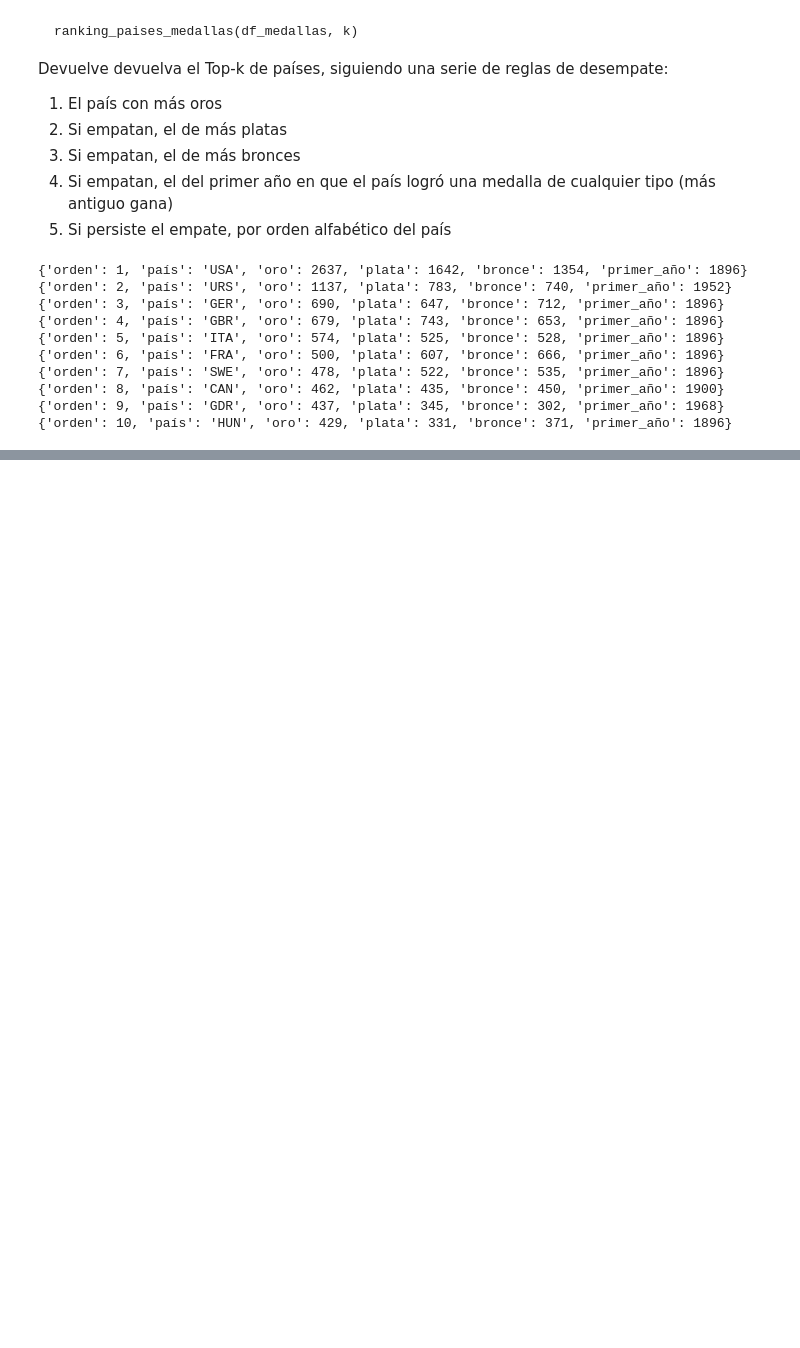
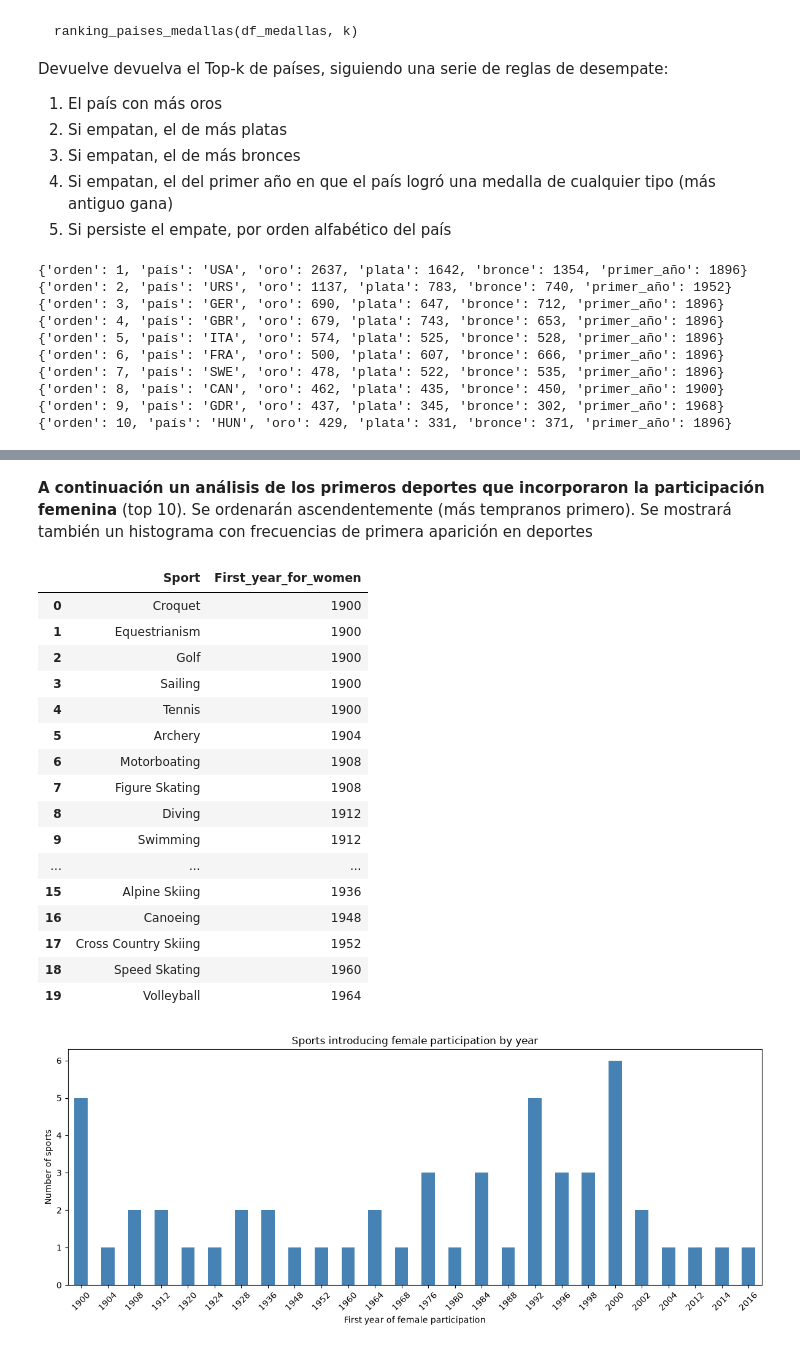
Before and after one commit to Yassin-Pellicer/UPV-GII, a Jupyter notebook: MIADA/PYTHON_PARA_CIENCIA_DE_DATOS/project/yassin-pellicer-project.ipynb, the cells around one changed output, grey strips where cells are left out. Cells and saved outputs as stored; diff of their text form; code cells hidden in the pictures; blank space fills up the shorter version.

```diff
--- a/MIADA/PYTHON_PARA_CIENCIA_DE_DATOS/project/yassin-pellicer-project.ipynb
+++ b/MIADA/PYTHON_PARA_CIENCIA_DE_DATOS/project/yassin-pellicer-project.ipynb
@@ -991,0 +1043,51 @@ ranking_paises_medallas(athlete_medals_df, 10)
+# %% [markdown]
+**A continuación un análisis de los primeros deportes que incorporaron la participación femenina** (top 10). Se ordenarán ascendentemente (más tempranos primero). Se mostrará también un histograma con frecuencias de primera aparición en deportes
+# %%
+participations = athlete_medals_df.drop_duplicates(
+  subset=["ID", "NOC", "Games", "Sport"]
+)
+
+first_year_for_women = (
+  participations.loc[participations["Sex"] == "F"]
+  .groupby("Sport")["Year"]
+  .min()
+  .rename("First_year_for_women")
+  .sort_values(ascending=True)
+  .reset_index()
+)
+
+display(first_year_for_women.head(20))
+
+sports_per_year = (
+  first_year_for_women["First_year_for_women"]
+  .value_counts()
+  .sort_index()
+)
+
+sports_per_year.plot.bar(figsize=(12, 5), color="steelblue")
+
+plt.xlabel("First year of female participation")
+plt.ylabel("Number of sports")
+plt.title("Sports introducing female participation by year")
+plt.xticks(rotation=45)
+plt.tight_layout()
+plt.show()
+# %% [output]
+|  | Sport | First_year_for_women |
+| 0 | Croquet | 1900 |
+| 1 | Equestrianism | 1900 |
+| 2 | Golf | 1900 |
+| 3 | Sailing | 1900 |
+| 4 | Tennis | 1900 |
+| 5 | Archery | 1904 |
+| 6 | Motorboating | 1908 |
+| 7 | Figure Skating | 1908 |
+| 8 | Diving | 1912 |
+| 9 | Swimming | 1912 |
+| ... | ... | ... |
+| 15 | Alpine Skiing | 1936 |
+| 16 | Canoeing | 1948 |
+| 17 | Cross Country Skiing | 1952 |
+| 18 | Speed Skating | 1960 |
+| 19 | Volleyball | 1964 |
+[figure, added]
```
Also changed, not shown: parts of 13 cells of this notebook, 2 other files.
